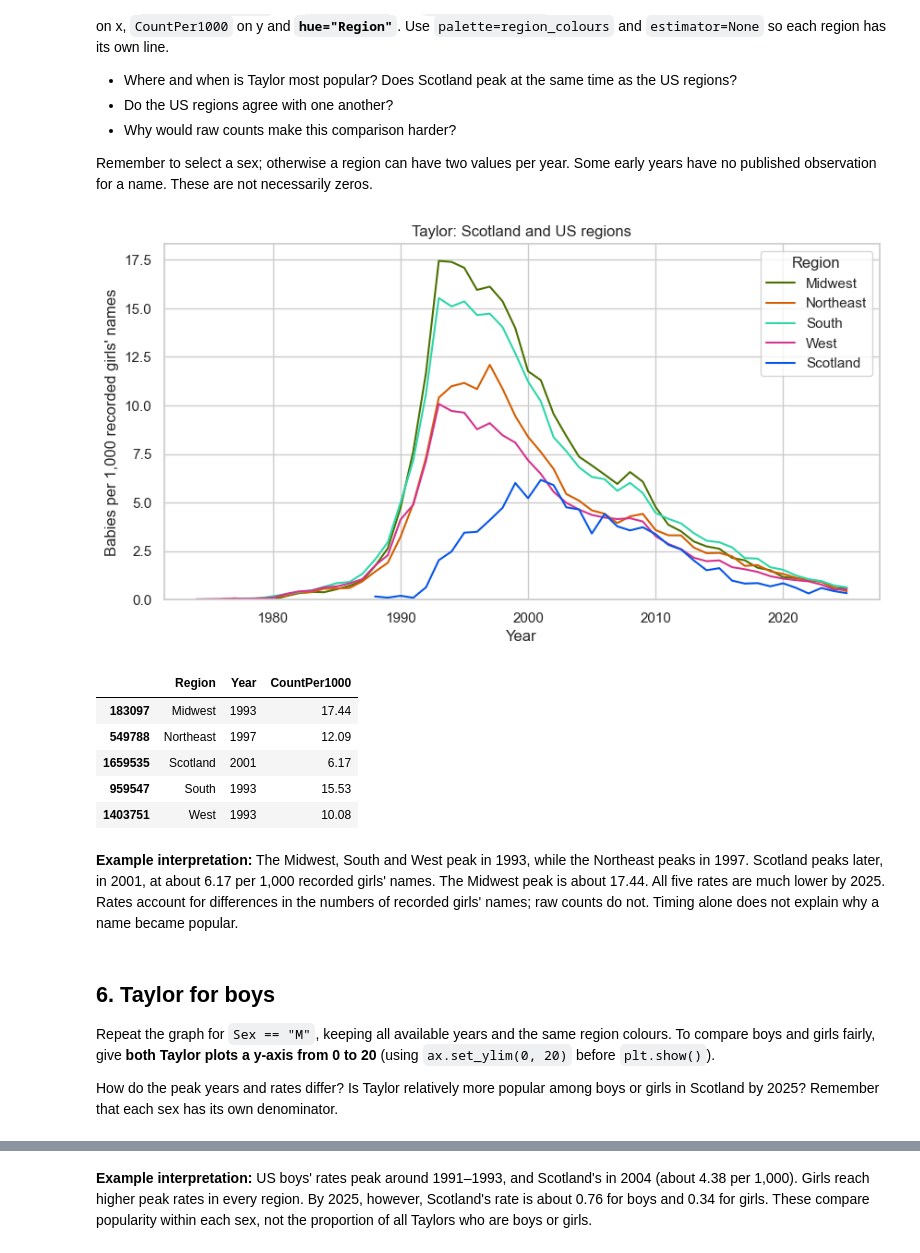
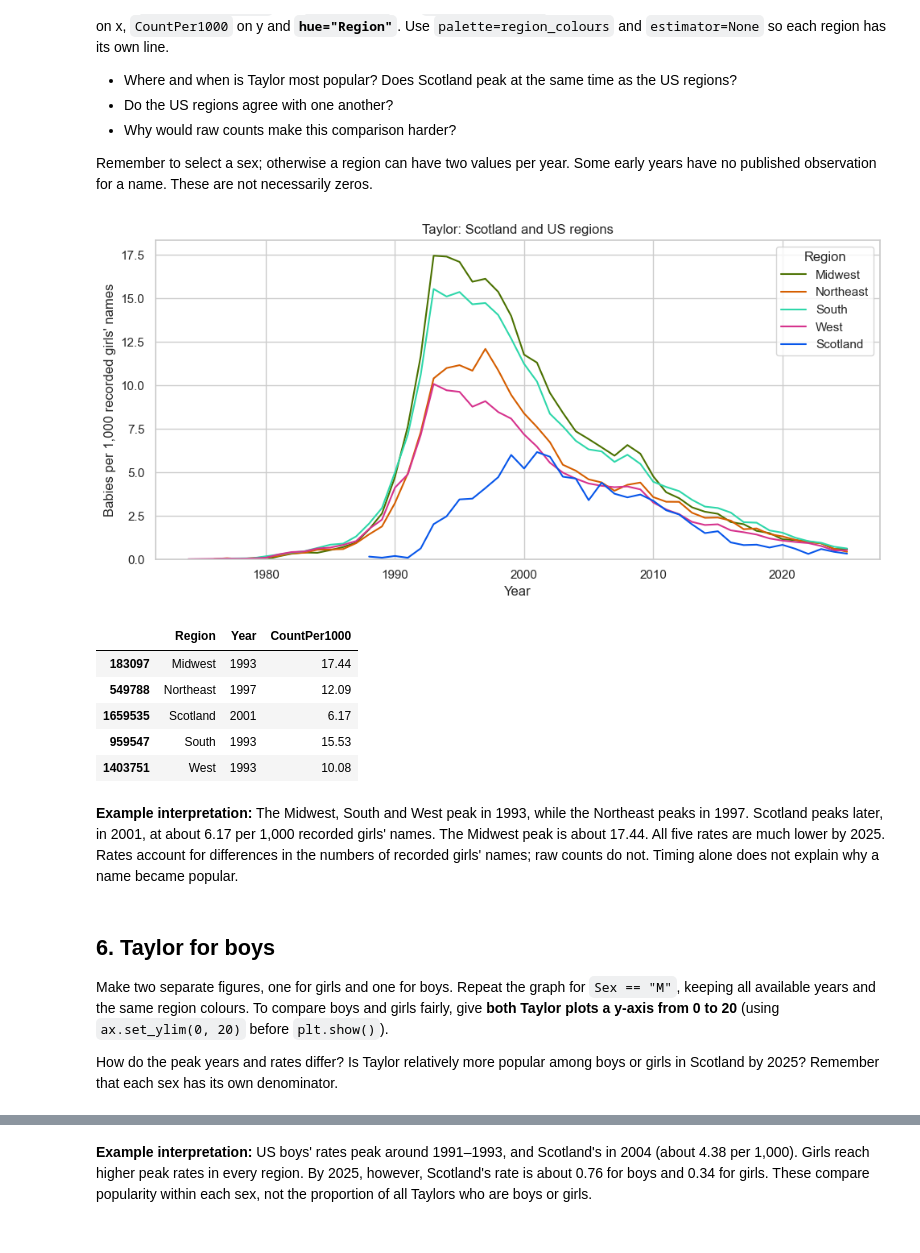
Before and after one commit to j-ales/PN4106_2026_27, a Jupyter notebook: week_5/ANSWERS_05-Visualising-Data-with-Seaborn.ipynb, the cells around one changed output, grey strips where cells are left out. Saved outputs shown, nothing was run; the diff lists cells and outputs as text; code cells hidden in the pictures.

```diff
--- a/week_5/ANSWERS_05-Visualising-Data-with-Seaborn.ipynb
+++ b/week_5/ANSWERS_05-Visualising-Data-with-Seaborn.ipynb
@@ -221,25 +252,31 @@ Use `palette=region_colours` and `estimator=None` so each region has its own lin
 Remember to select a sex; otherwise a region can have two values per year.
 Some early years have no published observation for a name. These are not necessarily zeros.
 # %%
+# Select one name and sex before plotting, so each region has one value per year.
 select_name = names_rates_df["Name"] == "Taylor"
 select_sex = names_rates_df["Sex"] == "F"
 
 taylor_girls_df = names_rates_df.loc[select_name & select_sex].copy()
 
+# Create a figure and an axes object to label and customise.
 fig, ax = plt.subplots(figsize=(10, 5))
+# hue separates regional lines; estimator=None plots the prepared rates directly.
 sns.lineplot(data=taylor_girls_df, x="Year", y="CountPer1000", hue="Region",
              palette=region_colours, estimator=None, ax=ax)
+# Label what is measured and include the units.
 ax.set(title="Taylor: Scotland and US regions",
        xlabel="Year", ylabel="Babies per 1,000 recorded girls' names",
        ylim=(0, None))
 ax.legend(title="Region")
+# Fit the labels within the figure, then display it.
+fig.tight_layout()
 plt.show()
 
 # Inspect the highest observed rate in each region across all available years.
 peak_rows = taylor_girls_df.groupby("Region")["CountPer1000"].idxmax()
 display(taylor_girls_df.loc[peak_rows, ["Region", "Year", "CountPer1000"]].round(2))
 # %% [output]
-[figure, old version]
+[figure, new version]
 |  | Region | Year | CountPer1000 |
 | 183097 | Midwest | 1993 | 17.44 |
 | 549788 | Northeast | 1997 | 12.09 |
@@ -255,7 +292,7 @@ Timing alone does not explain why a name became popular.
 # %% [markdown]
 ## 6. Taylor for boys
 
-Repeat the graph for `Sex == "M"`, keeping all available years and the same region colours.
+Make two separate figures, one for girls and one for boys. Repeat the graph for `Sex == "M"`, keeping all available years and the same region colours.
 To compare boys and girls fairly, give **both Taylor plots a y-axis from 0 to 20**
 (using `ax.set_ylim(0, 20)` before `plt.show()`).
 
```
Also changed, not shown: parts of 11 cells of this notebook, 2 other files.
